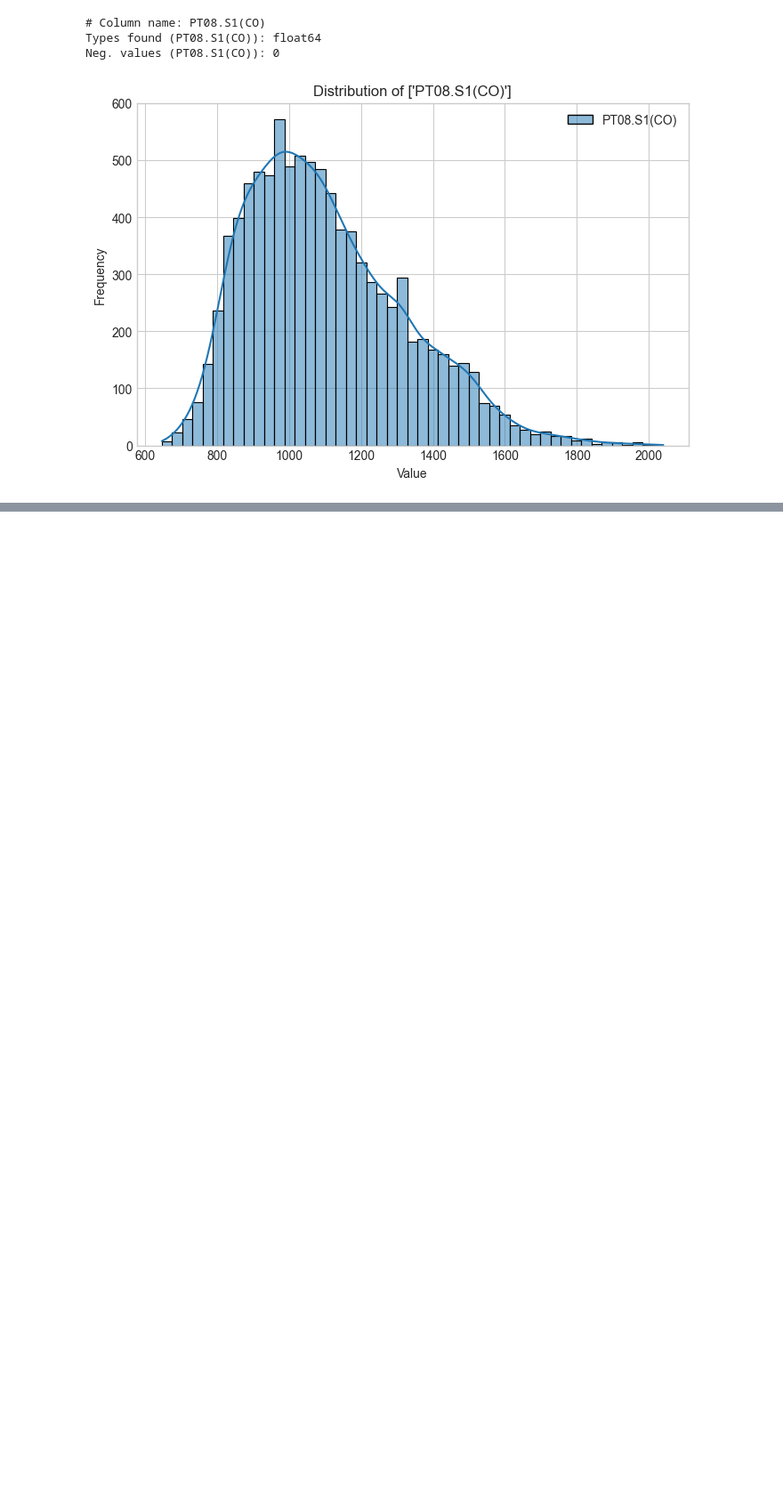
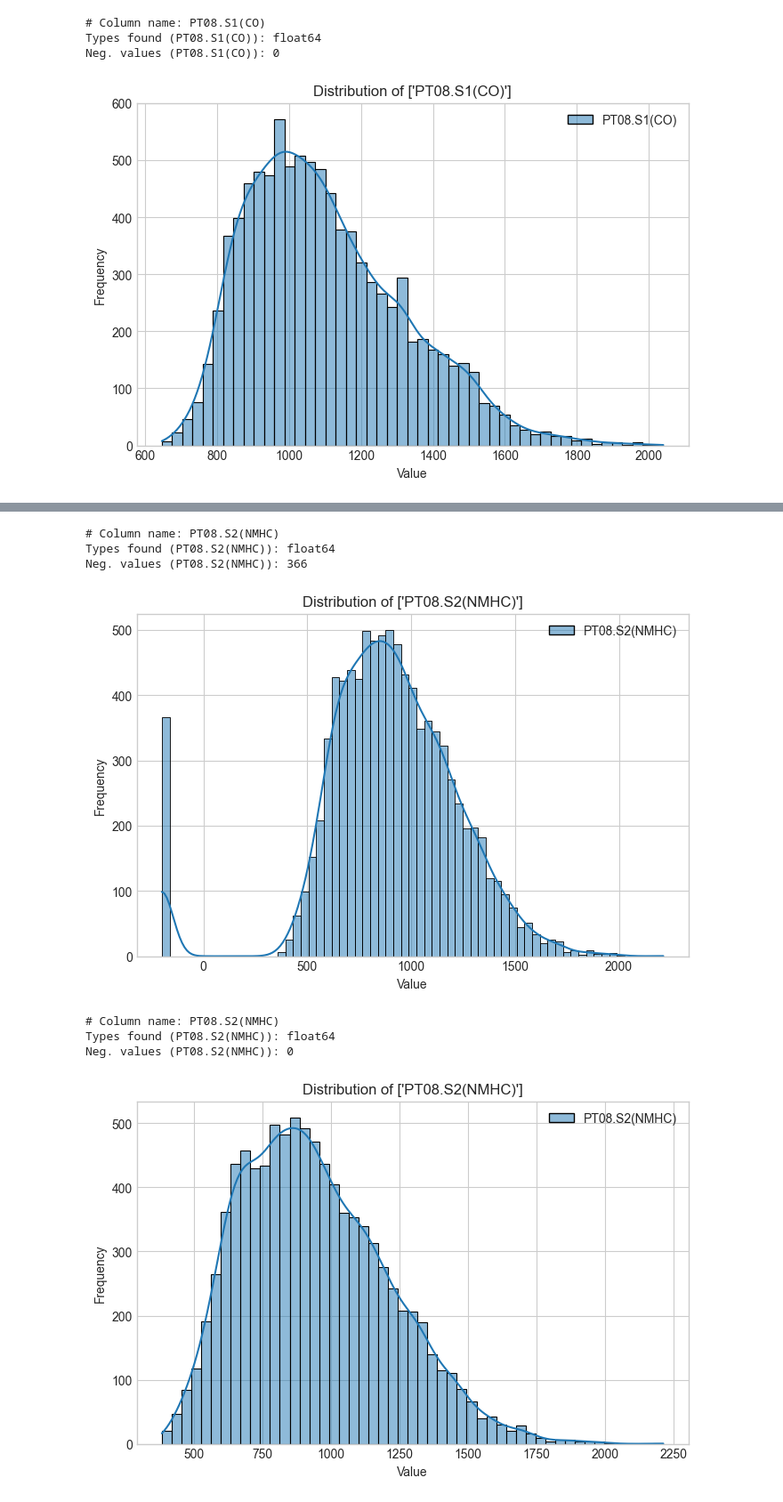
Before and after one commit to sebdied/AIM-capstone-project, a Jupyter notebook: notebooks/01_EDA.ipynb, the cells around one changed output, grey strips where cells are left out. Shown at 89% size. Cells and saved outputs as stored; diff of their text form; code cells hidden in the pictures; blank space fills up the shorter version.

```diff
--- a/notebooks/01_EDA.ipynb
+++ b/notebooks/01_EDA.ipynb
@@ -236,0 +255,21 @@ Neg. values (PT08.S1(CO)): 0
+# %%
+# Analyze column: 'PT08.S2(NMHC)'
+analyze_col(df=df, col_name='PT08.S2(NMHC)', convert_dtype_to_float=False)
+'''
+    1. Found 366 negative values of dtype 'float'
+    2. All negatives have the same value of -200 (error code)
+'''
+
+# Replace each '-200' with NaN and interpolate the missing value(s)
+df['PT08.S2(NMHC)'] = df['PT08.S2(NMHC)'].replace(-200, np.nan)
+df['PT08.S2(NMHC)'] = df['PT08.S2(NMHC)'].interpolate(method='linear', limit_direction='both')
+analyze_col(df=df, col_name='PT08.S2(NMHC)', convert_dtype_to_float=False)
+# %% [output]
+# Column name: PT08.S2(NMHC)
+Types found (PT08.S2(NMHC)): float64
+Neg. values (PT08.S2(NMHC)): 366
+[figure, added]
+# Column name: PT08.S2(NMHC)
+Types found (PT08.S2(NMHC)): float64
+Neg. values (PT08.S2(NMHC)): 0
+[figure, added]
```
Also changed, not shown: parts of 12 cells of this notebook, 2 other files.
